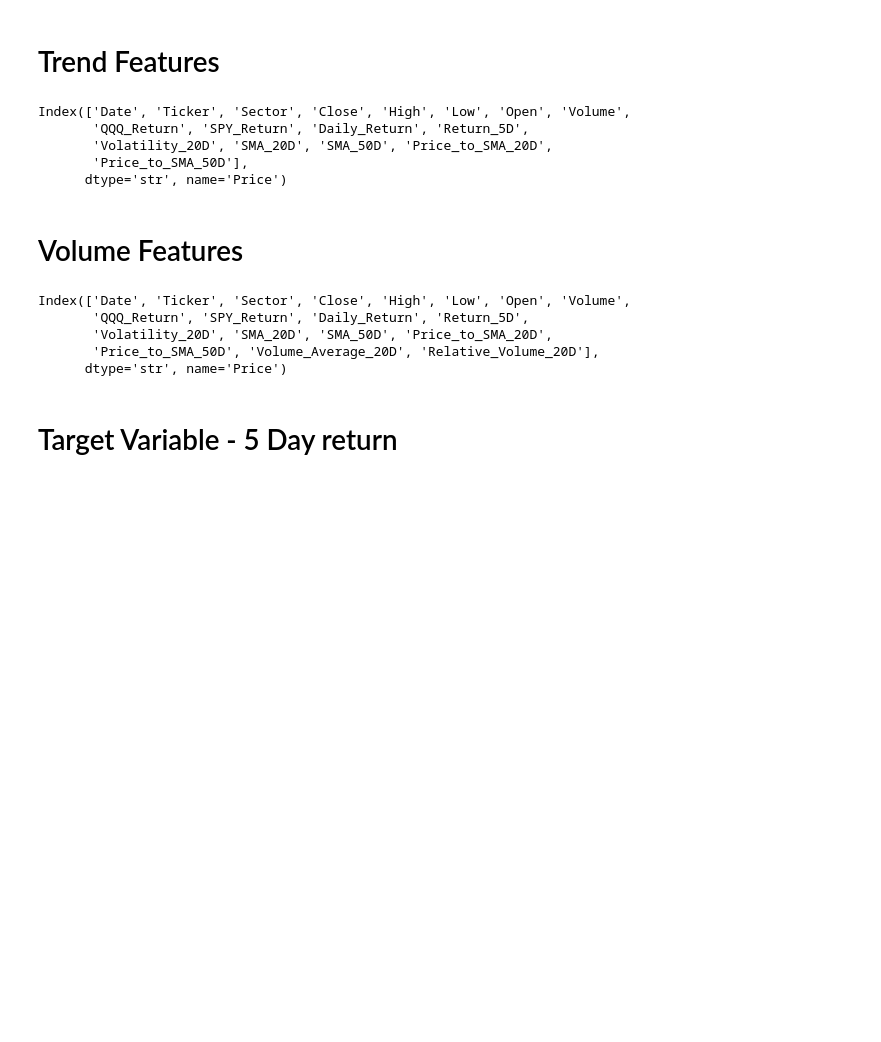
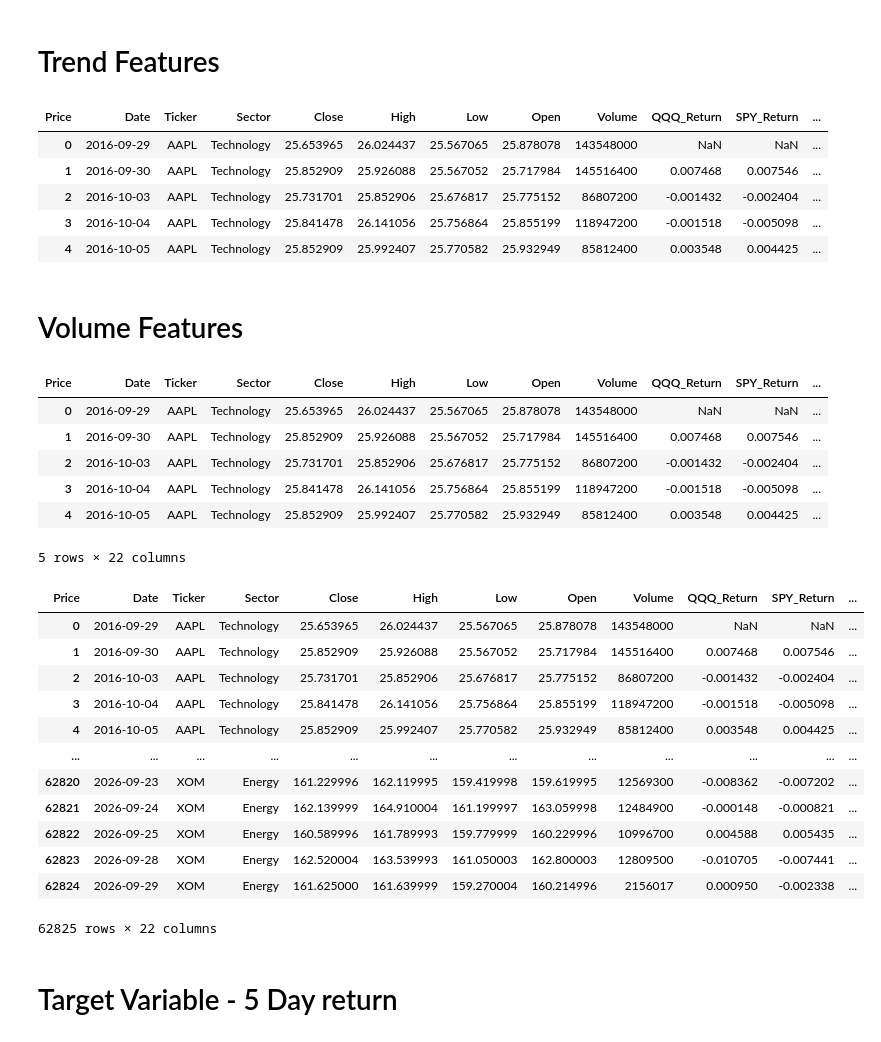
Before and after one commit to acsimpson16/market_ml_research, a Jupyter notebook: notebooks/Feature_engineering.ipynb, the cells around one changed output. Cells and saved outputs as stored; diff of their text form; code cells hidden in the pictures; blank space fills up the shorter version.

```diff
--- a/notebooks/Feature_engineering.ipynb
+++ b/notebooks/Feature_engineering.ipynb
@@ -119,13 +130,14 @@ FE.add_SMA_feature(50) #longer term price trend
 FE.add_price_relative_to_sma() #position relative to trend - default is 20
 FE.add_price_relative_to_sma(50) #position relative to longer trend
 
-FE.data.columns
+FE.data.head()
 # %% [output]
-Index(['Date', 'Ticker', 'Sector', 'Close', 'High', 'Low', 'Open', 'Volume',
-       'QQQ_Return', 'SPY_Return', 'Daily_Return', 'Return_5D',
-       'Volatility_20D', 'SMA_20D', 'SMA_50D', 'Price_to_SMA_20D',
-       'Price_to_SMA_50D'],
-      dtype='str', name='Price')
+| Price | Date | Ticker | Sector | Close | High | Low | Open | Volume | QQQ_Return | SPY_Return | ... |
+| 0 | 2016-09-29 | AAPL | Technology | 25.653965 | 26.024437 | 25.567065 | 25.878078 | 143548000 | NaN | NaN | ... |
+| 1 | 2016-09-30 | AAPL | Technology | 25.852909 | 25.926088 | 25.567052 | 25.717984 | 145516400 | 0.007468 | 0.007546 | ... |
+| 2 | 2016-10-03 | AAPL | Technology | 25.731701 | 25.852906 | 25.676817 | 25.775152 | 86807200 | -0.001432 | -0.002404 | ... |
+| 3 | 2016-10-04 | AAPL | Technology | 25.841478 | 26.141056 | 25.756864 | 25.855199 | 118947200 | -0.001518 | -0.005098 | ... |
+| 4 | 2016-10-05 | AAPL | Technology | 25.852909 | 25.992407 | 25.770582 | 25.932949 | 85812400 | 0.003548 | 0.004425 | ... |
 # %% [markdown]
 # Volume Features
 # %%
@@ -133,12 +145,30 @@ FE.add_average_volume_feature() #Trading activity - default is 20
 
 FE.add_relative_volume()
 
-FE.data.columns
+FE.data.head()
 # %% [output]
+| Price | Date | Ticker | Sector | Close | High | Low | Open | Volume | QQQ_Return | SPY_Return | ... |
+| 0 | 2016-09-29 | AAPL | Technology | 25.653965 | 26.024437 | 25.567065 | 25.878078 | 143548000 | NaN | NaN | ... |
+| 1 | 2016-09-30 | AAPL | Technology | 25.852909 | 25.926088 | 25.567052 | 25.717984 | 145516400 | 0.007468 | 0.007546 | ... |
+| 2 | 2016-10-03 | AAPL | Technology | 25.731701 | 25.852906 | 25.676817 | 25.775152 | 86807200 | -0.001432 | -0.002404 | ... |
+| 3 | 2016-10-04 | AAPL | Technology | 25.841478 | 26.141056 | 25.756864 | 25.855199 | 118947200 | -0.001518 | -0.005098 | ... |
+| 4 | 2016-10-05 | AAPL | Technology | 25.852909 | 25.992407 | 25.770582 | 25.932949 | 85812400 | 0.003548 | 0.004425 | ... |
-Index(['Date', 'Ticker', 'Sector', 'Close', 'High', 'Low', 'Open', 'Volume',
-       'QQQ_Return', 'SPY_Return', 'Daily_Return', 'Return_5D',
-       'Volatility_20D', 'SMA_20D', 'SMA_50D', 'Price_to_SMA_20D',
-       'Price_to_SMA_50D', 'Volume_Average_20D', 'Relative_Volume_20D'],
-      dtype='str', name='Price')
+5 rows × 22 columns
+# %%
+FE.data
+# %% [output]
+| Price | Date | Ticker | Sector | Close | High | Low | Open | Volume | QQQ_Return | SPY_Return | ... |
+| 0 | 2016-09-29 | AAPL | Technology | 25.653965 | 26.024437 | 25.567065 | 25.878078 | 143548000 | NaN | NaN | ... |
+| 1 | 2016-09-30 | AAPL | Technology | 25.852909 | 25.926088 | 25.567052 | 25.717984 | 145516400 | 0.007468 | 0.007546 | ... |
+| 2 | 2016-10-03 | AAPL | Technology | 25.731701 | 25.852906 | 25.676817 | 25.775152 | 86807200 | -0.001432 | -0.002404 | ... |
+| 3 | 2016-10-04 | AAPL | Technology | 25.841478 | 26.141056 | 25.756864 | 25.855199 | 118947200 | -0.001518 | -0.005098 | ... |
+| 4 | 2016-10-05 | AAPL | Technology | 25.852909 | 25.992407 | 25.770582 | 25.932949 | 85812400 | 0.003548 | 0.004425 | ... |
+| ... | ... | ... | ... | ... | ... | ... | ... | ... | ... | ... | ... |
+| 62820 | 2026-09-23 | XOM | Energy | 161.229996 | 162.119995 | 159.419998 | 159.619995 | 12569300 | -0.008362 | -0.007202 | ... |
+| 62821 | 2026-09-24 | XOM | Energy | 162.139999 | 164.910004 | 161.199997 | 163.059998 | 12484900 | -0.000148 | -0.000821 | ... |
+| 62822 | 2026-09-25 | XOM | Energy | 160.589996 | 161.789993 | 159.779999 | 160.229996 | 10996700 | 0.004588 | 0.005435 | ... |
+| 62823 | 2026-09-28 | XOM | Energy | 162.520004 | 163.539993 | 161.050003 | 162.800003 | 12809500 | -0.010705 | -0.007441 | ... |
+| 62824 | 2026-09-29 | XOM | Energy | 161.625000 | 161.639999 | 159.270004 | 160.214996 | 2156017 | 0.000950 | -0.002338 | ... |
+62825 rows × 22 columns
 # %% [markdown]
 # Target Variable - 5 Day return
```
Also changed, not shown: parts of 12 cells of this notebook, 2 other files.
